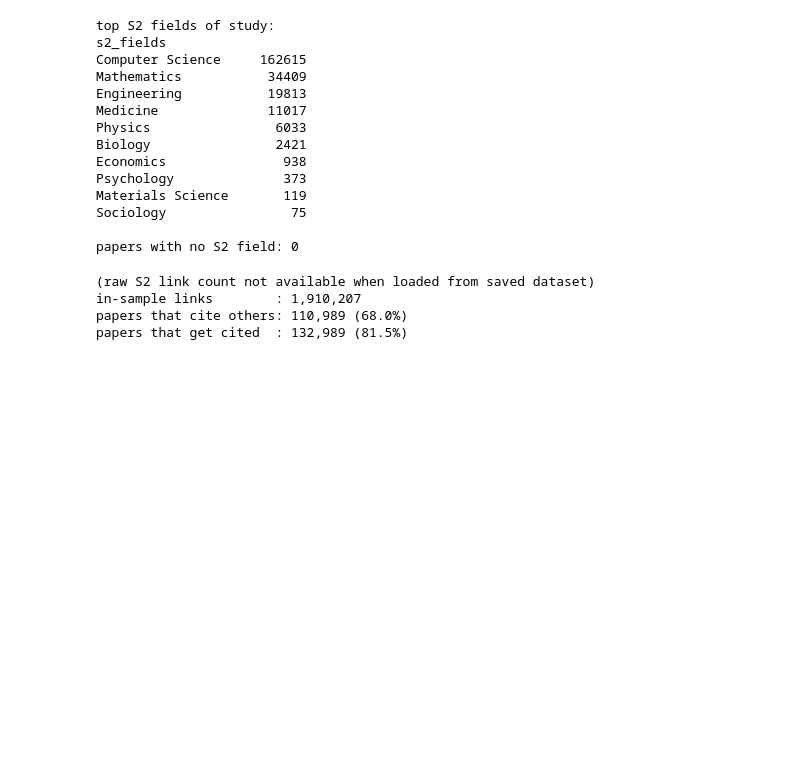
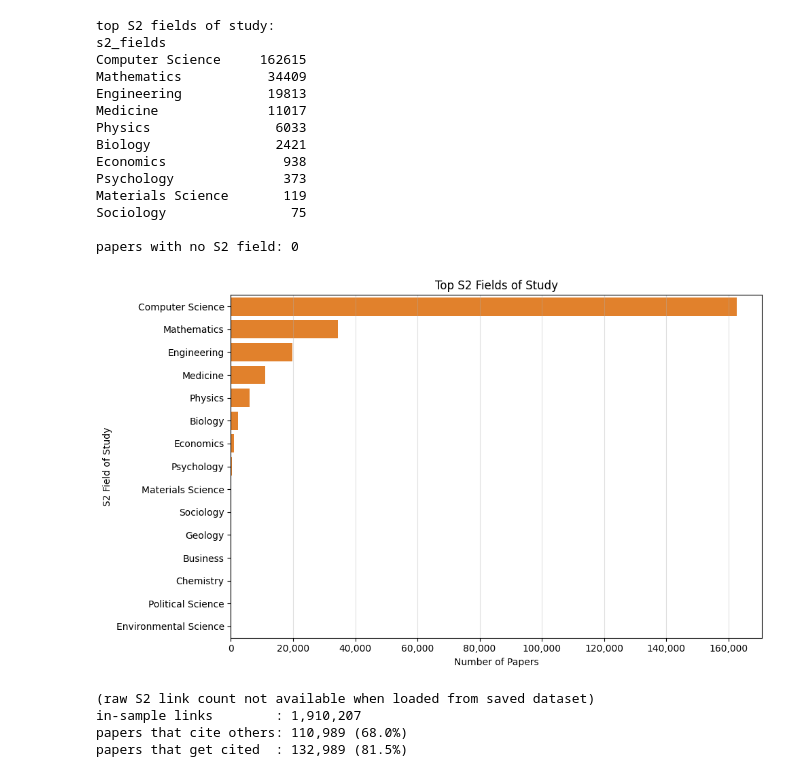
Before and after one commit to Talina06/research-paper-recommender-system, a Jupyter notebook: Research_recommender.ipynb, the cells around one changed output. Drawn from its saved outputs; the diff is of its cells as text; code cells hidden in the pictures; blank space fills up the shorter version.

```diff
--- a/Research_recommender.ipynb
+++ b/Research_recommender.ipynb
@@ -1218,6 +1218,25 @@ Materials Science       119
 Sociology                75
 
 papers with no S2 field: 0
+# %%
+import matplotlib.pyplot as plt
+import seaborn as sns
+
+# Get the top S2 fields (e.g., top 10 or 15)
+top_s2_fields = s2_field_counts.head(15)
+
+fig, ax = plt.subplots(figsize=(10, 6))
+sns.barplot(x=top_s2_fields.values, y=top_s2_fields.index, palette=["#FF7F0E"] * len(top_s2_fields), ax=ax, hue=top_s2_fields.index, legend=False) # Using a specific orange color, explicitly setting hue and disabling legend
+
+ax.set_xlabel("Number of Papers")
+ax.set_ylabel("S2 Field of Study")
+ax.set_title("Top S2 Fields of Study")
+ax.xaxis.set_major_formatter(ticker.FuncFormatter(lambda x, p: f'{int(x):,}')) # Format x-axis labels with commas
+ax.grid(axis="x", alpha=0.4)
+plt.tight_layout()
+plt.show()
+# %% [output]
+[figure, added]
 # %%
 # I measured what fraction of raw S2 links stayed in-sample after filtering.
 # A low number (under 1%) would mean the paper set was too small for good CF performance,
```
Also changed, not shown: parts of 21 cells of this notebook.
